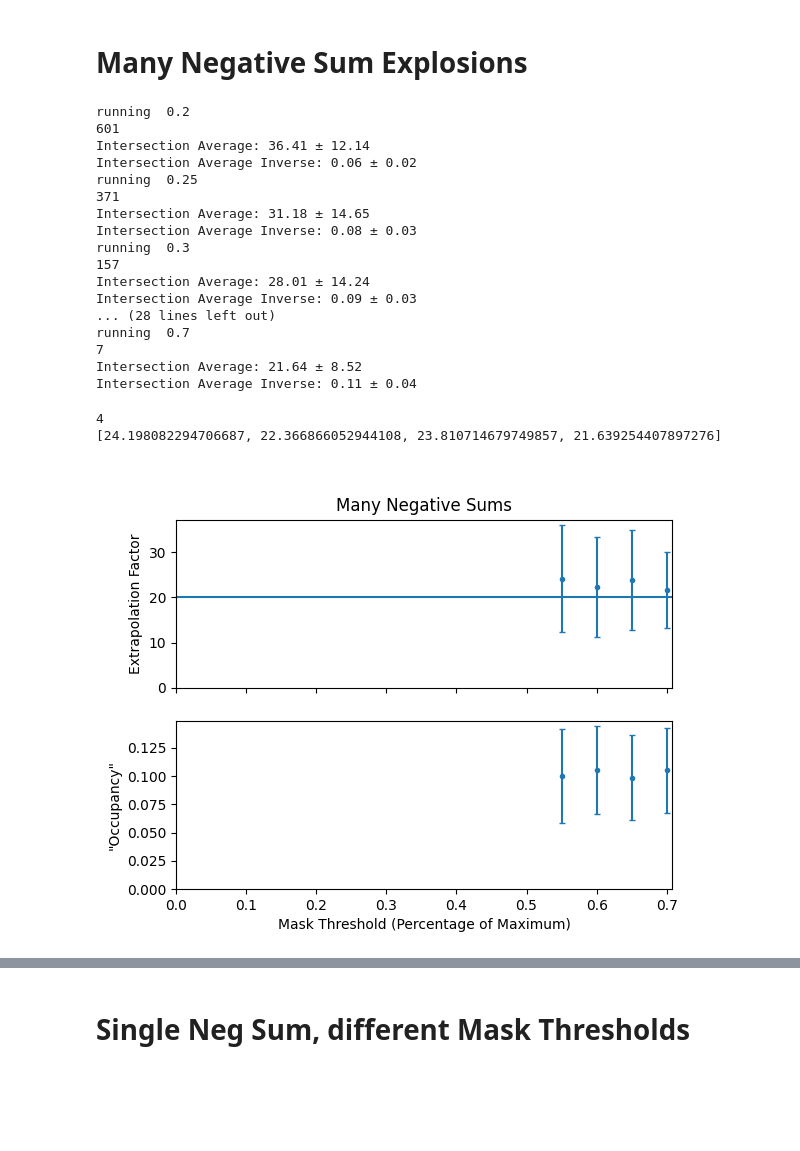
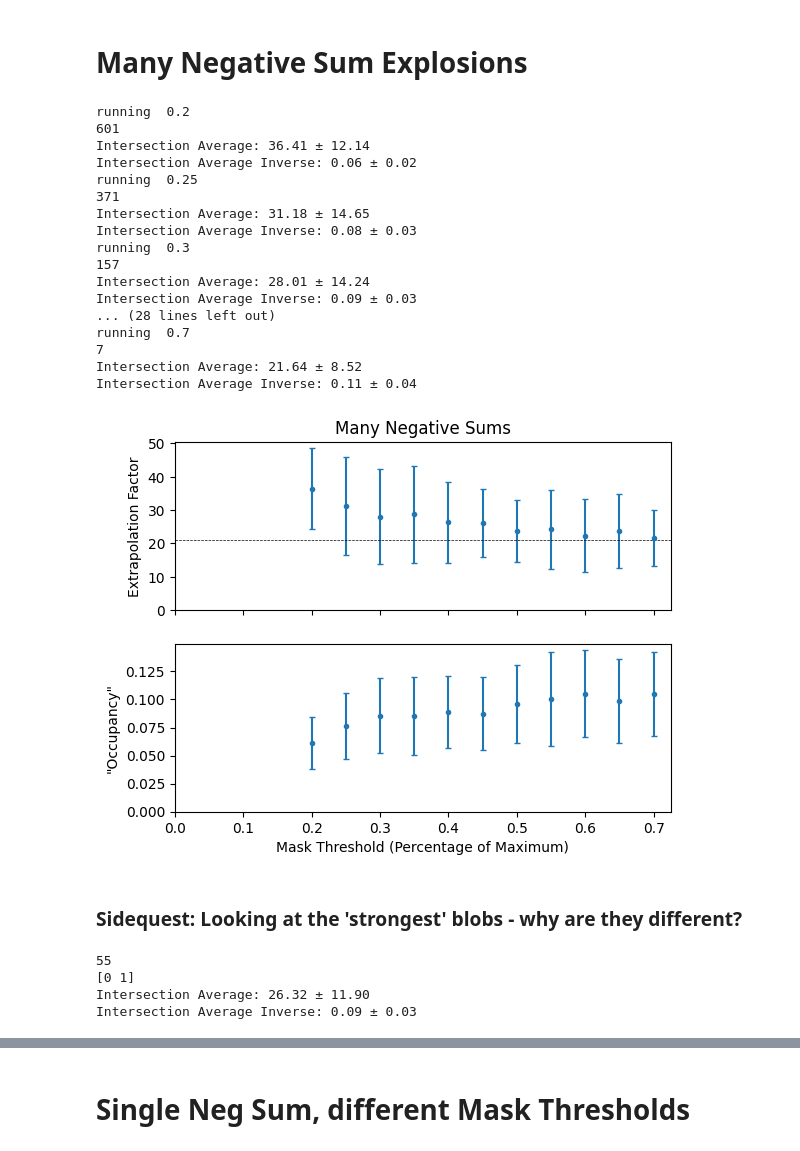
Before and after one commit to cvazz/occupancy-estimation, a Jupyter notebook: photolyase/test_blob_function.ipynb, the cells around one changed output, grey strips where cells are left out. Drawn from its saved outputs; the diff is of its cells as text; code cells hidden in the pictures; blank space fills up the shorter version.

```diff
--- a/photolyase/test_blob_function.ipynb
+++ b/photolyase/test_blob_function.ipynb
@@ -134,70 +145,35 @@ interactive(children=(IntSlider(value=0, description='f0', max=89), Output()), _
 # Many Negative Sum Explosions
 # %%
 from meteorize import many_negsum
+
 thresholds_many = np.arange(0.2, 0.75, 0.05)
-intersection_averages, intersection_stds = [], []
-intersection_averages_inv, intersection_stds_inv = [], []
-for thresh in thresholds_many:
-    print('running ', thresh)
-    pos_blobs, neg_blobs = find_largest_blobs(diffmap, map_sampling, threshold=thresh)
-    neg_blobs_masks = [(neg_blobs == idx) for idx in np.unique(neg_blobs) if idx]
-    print(len(neg_blobs_masks))
-    (
-        intersection_average,
-        intersection_std,
-        intersection_average_inv,
-        intersection_std_inv,
-    ) = many_negsum(
-        map_xtrs,
-        extrapolation_factors,
-        map_sampling=map_sampling,
-        masks=neg_blobs_masks,
-        detailed=True,
-    )
-    intersection_averages.append(intersection_average)
-    intersection_stds.append(intersection_std)
-    intersection_averages_inv.append(intersection_average_inv)
-    intersection_stds_inv.append(intersection_std_inv)
-    # print(f"Intersection Average: {intersection_average:.2f} ± {intersection_std:.2f}")
+from systematic_plots import calculate_many_negsum_best_guesses, plot_many_negsum_best_guesses
+mns_best_guesses_dict = calculate_many_negsum_best_guesses(diffmap, map_xtrs, extrapolation_factors, thresholds_many, map_sampling)
+plt.close('all')
+%matplotlib inline
+plot_many_negsum_best_guesses(mns_best_guesses_dict)
 # %% [output]
 running  0.2
 601
 Intersection Average: 36.41 ± 12.14
 Intersection Average Inverse: 0.06 ± 0.02
 running  0.25
 371
 Intersection Average: 31.18 ± 14.65
 Intersection Average Inverse: 0.08 ± 0.03
 running  0.3
 157
 Intersection Average: 28.01 ± 14.24
 Intersection Average Inverse: 0.09 ± 0.03
 ... (28 lines left out)
 running  0.7
 7
 Intersection Average: 21.64 ± 8.52
 Intersection Average Inverse: 0.11 ± 0.04
+[figure, added]
 # %%
 # thresholds_many
-print(len(thresholds_many))
-print((intersection_averages))
-fig, axs = plt.subplots(2, sharex=True)
-ax = axs[0]
-ax.set_title("Many Negative Sums")
-ax.errorbar(thresholds_many, intersection_averages, intersection_stds, linestyle="", marker=".", capsize=2)
-ax.axhline(21, linewidth=0.5, color='k', linestyle="--")
-ax.set_ylabel("Extrapolation Factor")
-ax.set_ylim(0, None)
-ax = axs[1]
-ax.errorbar(thresholds_many, intersection_averages_inv, intersection_stds_inv, linestyle="", marker=".", capsize=2)
-ax.set_ylabel("\"Occupancy\"")
-ax.set_xlabel("Mask Threshold (Percentage of Maximum)")
-ax.set_ylim(0, None)
-ax.set_xlim(0, None)
-plt.show()
-# plt.ylim(0,80)
-# plt.ylim(0,0.5)
+    # plt.ylim(0,80)
+    # plt.ylim(0,0.5)
-# %% [output]
-4
-[24.198082294706687, 22.366866052944108, 23.810714679749857, 21.639254407897276]
-[figure, removed]
+# %% [markdown]
+### Sidequest: Looking at the 'strongest' blobs - why are they different?
@@ -203,0 +195,17 @@ plt.show()
+# %%
+mask_biggest_blobs = [neg_blobs_huge == idx for idx in indices if idx]
+print(len(mask_biggest_blobs))
+print(np.unique(biggest_blobs))
+_, negsums, intersection_points = many_negsum(
+    map_xtrs,
+    extrapolation_factors,
+    map_sampling=map_sampling,
+    masks=mask_biggest_blobs,
+    return_neg_sum=True,
+    detailed=True,
+)
+# %% [output]
+55
+[0 1]
+Intersection Average: 26.32 ± 11.90
+Intersection Average Inverse: 0.09 ± 0.03
```
Also changed, not shown: parts of 18 cells of this notebook, 3 other files.
